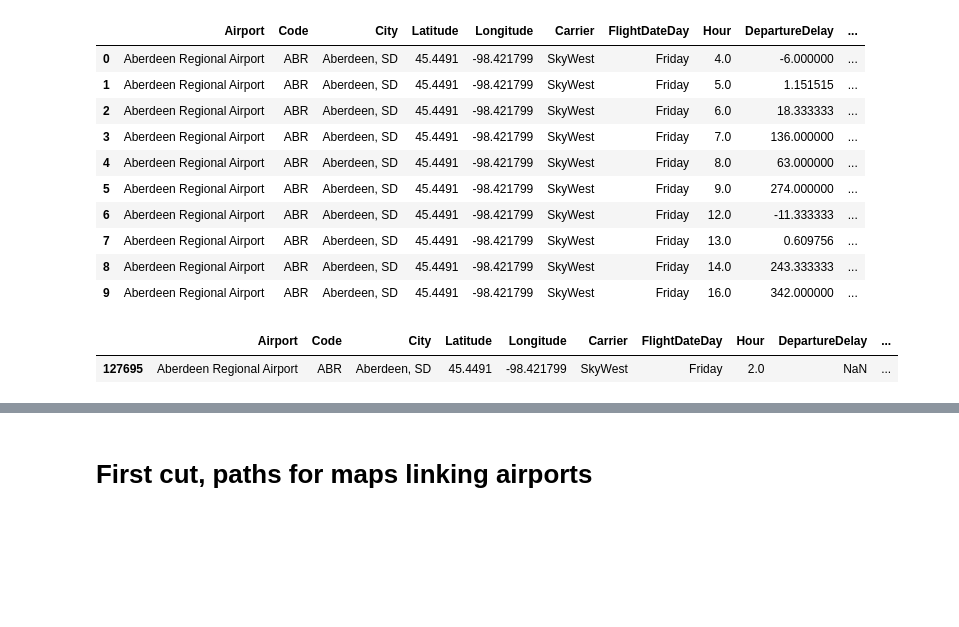
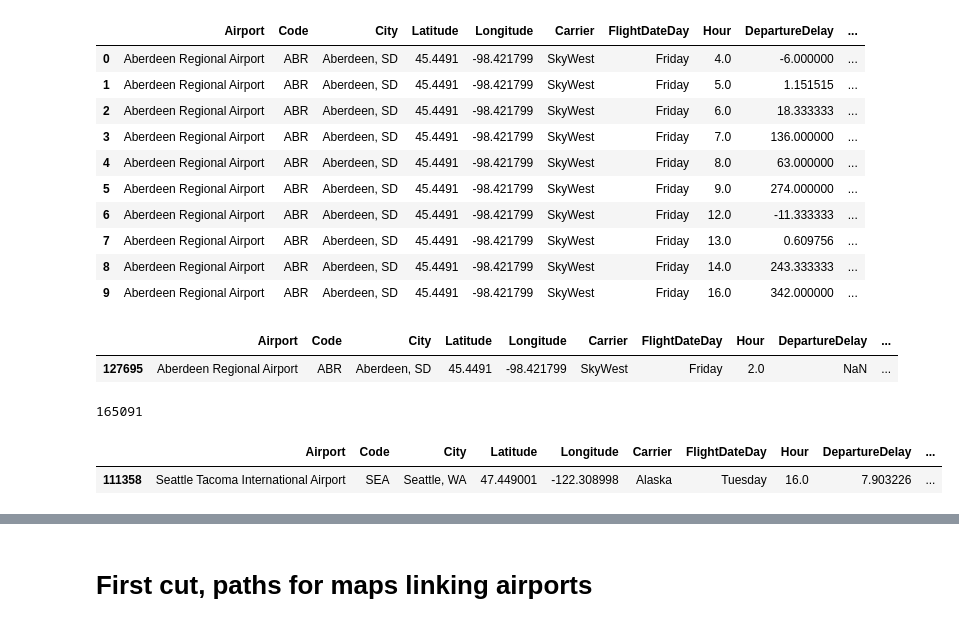
Before and after one commit to aenfield/bonvoyage, a Jupyter notebook: notebooks/CombineAndAugmentBTSData.ipynb, the cells around one changed output, grey strips where cells are left out. Drawn from its saved outputs; the diff is of its cells as text; code cells hidden in the pictures; blank space fills up the shorter version.

Commit message:
Added a bit of addtl data viewing code while writing final report; updated dashboard w/ info about city bug.

```diff
--- a/notebooks/CombineAndAugmentBTSData.ipynb
+++ b/notebooks/CombineAndAugmentBTSData.ipynb
@@ -711,3 +777,13 @@ d_agg[(d_agg['Code'] == 'ABR') & (d_agg['Carrier'] == 'SkyWest') & (d_agg['Hour'
 # %% [output]
 |  | Airport | Code | City | Latitude | Longitude | Carrier | FlightDateDay | Hour | DepartureDelay | ... |
 | 127695 | Aberdeen Regional Airport | ABR | Aberdeen, SD | 45.4491 | -98.421799 | SkyWest | Friday | 2.0 | NaN | ... |
+# %%
+len(d_agg)
+# %% [output]
+165091
+# %%
+d_agg[(d_agg['Hour'] == 16) & (d_agg['Carrier'] == 'Alaska') &
+      (d_agg['Code'] == 'SEA') & (d_agg['FlightDateDay'] == 'Tuesday')]
+# %% [output]
+|  | Airport | Code | City | Latitude | Longitude | Carrier | FlightDateDay | Hour | DepartureDelay | ... |
+| 111358 | Seattle Tacoma International Airport | SEA | Seattle, WA | 47.449001 | -122.308998 | Alaska | Tuesday | 16.0 | 7.903226 | ... |
```
Also changed, not shown: parts of 6 cells of this notebook, 1 other file.
